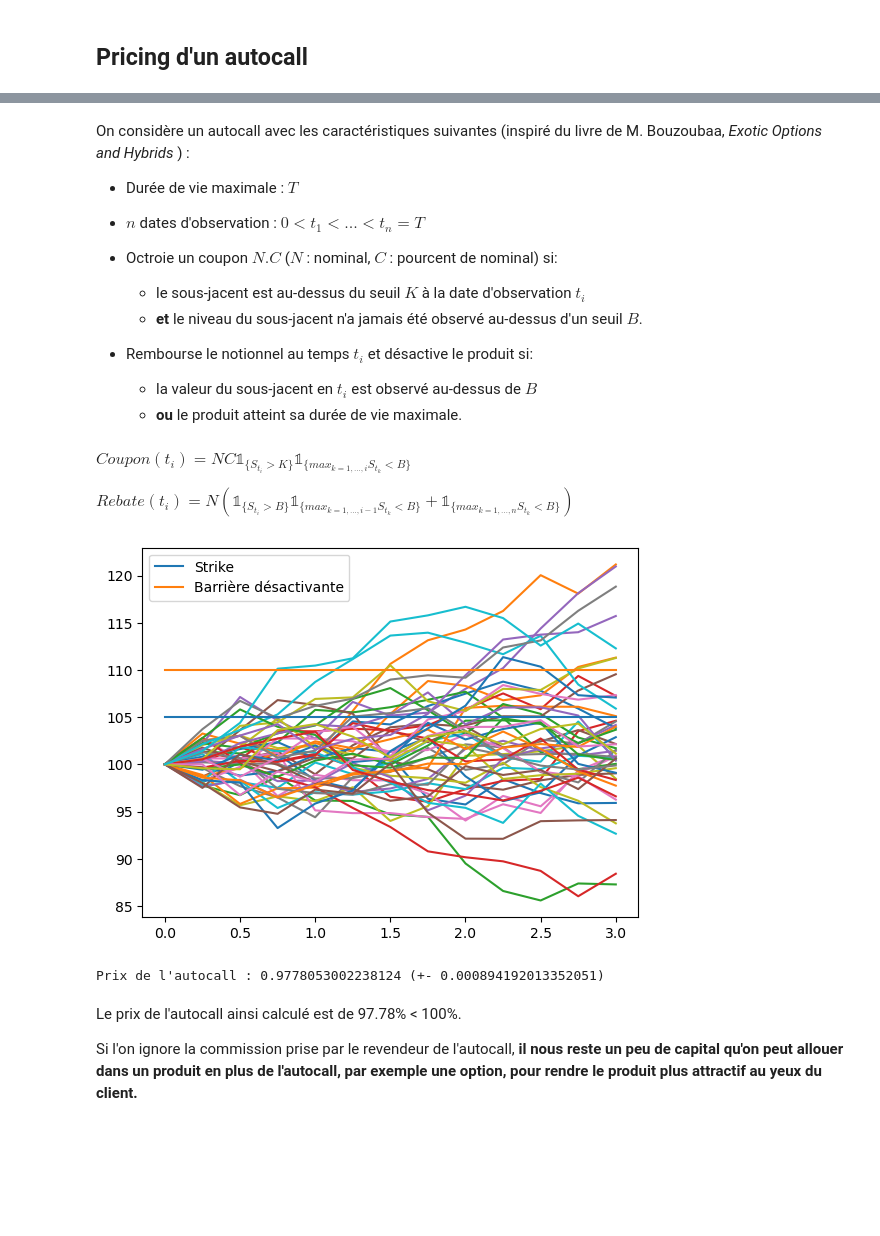
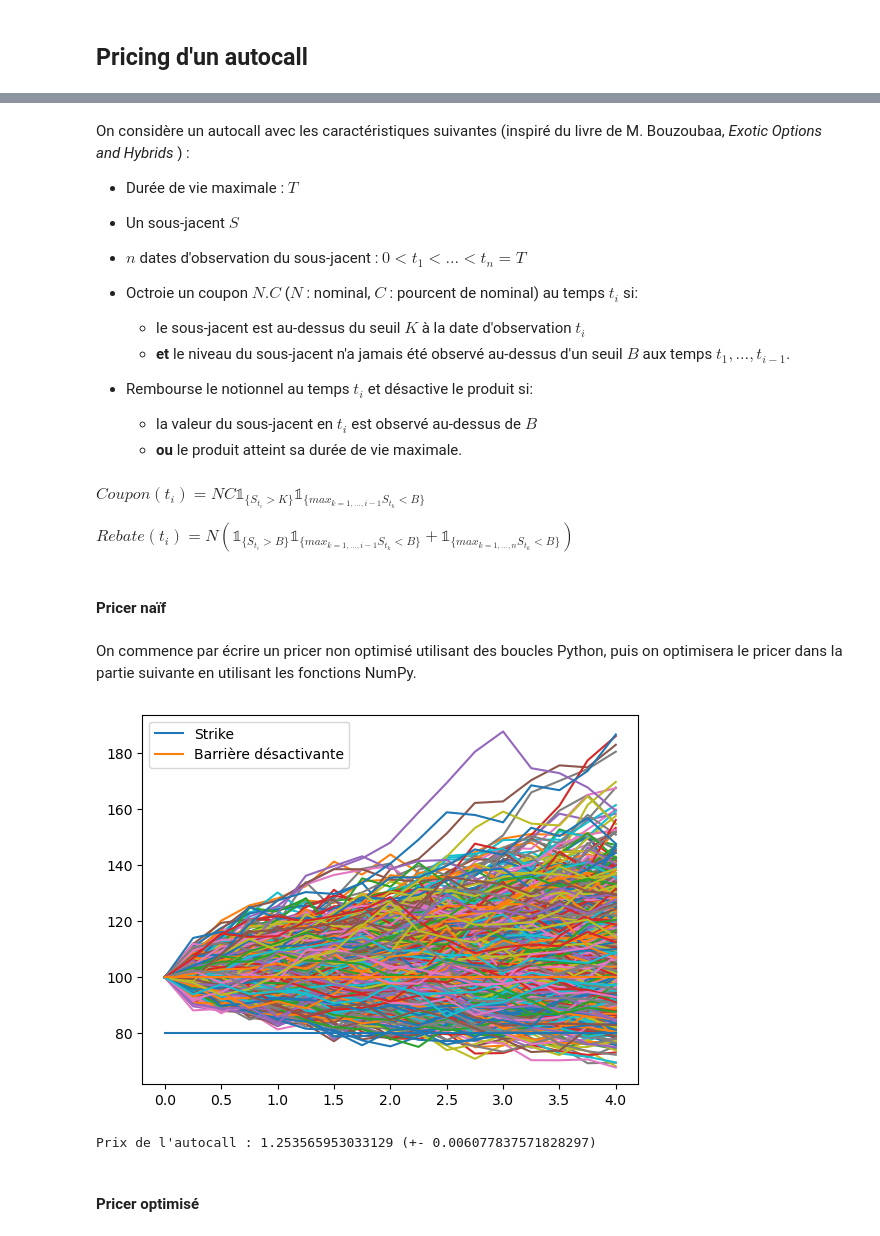
Before and after one commit to samirhi/autocall_pricer, a Jupyter notebook: Pricing_Autocall_Sami Rahhaoui.ipynb, the cells around one changed output, grey strips where cells are left out. Drawn from its saved outputs; the diff is of its cells as text; code cells hidden in the pictures; blank space fills up the shorter version.

Commit message:
Added optimized autocall pricer & autocall with PDI

```diff
--- a/Pricing_Autocall_Sami Rahhaoui.ipynb
+++ b/Pricing_Autocall_Sami Rahhaoui.ipynb
@@ -182,19 +184,25 @@ On considère un autocall avec les caractéristiques suivantes (inspiré du livr
 
 - Durée de vie maximale : $T$
 
-- $n$ dates d'observation  : $0 < t_1 < ... < t_n = T$
+- Un sous-jacent $S$
 
-- Octroie un coupon $N.C$ ($N$ : nominal, $C$ : pourcent de nominal) si:
+- $n$ dates d'observation du sous-jacent : $0 < t_1 < ... < t_n = T$
+
+- Octroie un coupon $N.C$ ($N$ : nominal, $C$ : pourcent de nominal) au temps $t_i$ si:
     - le sous-jacent est au-dessus du seuil $K$ à la date d'observation $t_i$
-    - <b> et </b> le niveau du sous-jacent n'a jamais été observé au-dessus d'un seuil $B$.
+    - <b> et </b> le niveau du sous-jacent n'a jamais été observé au-dessus d'un seuil $B$ aux temps $t_1, \dots, t_{i-1}$.
 
 - Rembourse le notionnel au temps $t_i$ et désactive le produit si:
     - la valeur du sous-jacent en $t_i$ est observé au-dessus de $B$
     - <b> ou </b> le produit atteint sa durée de vie maximale.
 # %% [markdown]
-$Coupon(t_i) = NC\mathbb{1}_{\{S_{t_i} > K\}} \mathbb{1}_{\{max_{k = 1, ..., i}S_{t_k} < B\}}$
+$Coupon(t_i) = NC\mathbb{1}_{\{S_{t_i} > K\}} \mathbb{1}_{\{max_{k = 1, ..., i-1}S_{t_k} < B\}}$
 
 $Rebate(t_i) = N(\mathbb{1}_{\{S_{t_i} > B\}} \mathbb{1}_{\{max_{k = 1, ..., i-1}S_{t_k} < B\}} + \mathbb{1}_{\{max_{k = 1, ..., n} S_{t_k} < B\}})$
+# %% [markdown]
+#### Pricer naïf
+# %% [markdown]
+On commence par écrire un pricer non optimisé utilisant des boucles Python, puis on optimisera le pricer dans la partie suivante en utilisant les fonctions NumPy.
 # %%
 def autocall_mono(K, B, C, N, T, spot, r, sigma, nb_observ, nb_paths):
     """
@@ -246,51 +257,49 @@ def autocall_mono(K, B, C, N, T, spot, r, sigma, nb_observ, nb_paths):
     return np.mean(total_list), np.std(total_list)
 # %%
 # Paramètres des chemins
-nb_paths=50
-nb_observ, T = 12, 3. # 12 observations en 3 ans i.e. 1 observation tous les trois mois
-sigma=4e-2
-r=1e-2
+nb_paths=1000
+nb_observ, T = 16, 4. # 16 observations en 4 ans i.e. 1 observation tous les trois mois
+sigma=8e-2
+r=2e-2
 spot=100.
 
 # Strike et barrière désactivante de l'autocall
-K = 105
-B = 110
+K = 80
+B = 100
 
 # Génération des chemins
 np.random.seed(123)
 paths_array = generate_paths_mono(nb_paths, nb_observ, sigma, r, spot, T)
 
 # Tracés des chemins
 X=[T/nb_observ*i for i in range(nb_observ+1)]
 for traj_i in range(nb_paths):
     plt.plot(X, paths_array[traj_i])
 
 plt.plot(X, [K for x in range(len(X))], label="Strike")
 plt.plot(X, [B for x in range(len(X))], label="Barrière désactivante")
 plt.legend(loc="upper left")
 plt.show()
 # %% [output]
-[figure, old version]
+[figure, new version]
 # %%
 N = 1 # Nominal remboursé
-C = 10e-2 # Coupon
+C = 8e-2 # Coupon
 
 nb_paths=10000
-nb_observ, T = 12, 3. # 12 observations en 3 ans i.e. 1 observation tous les trois mois
-sigma=2e-2
-r=1e-2
+nb_observ, T = 16, 4. # 16 observations en 4 ans i.e. 1 observation tous les trois mois
+sigma=8e-2
+r=2e-2
 spot=100.
 
 # Strike et barrière désactivante de l'autocall
-K = 110
-B = 120
-
-np.random.seed(123)
-price_MC, std_MC = autocall_mono(K, B, C, N, T, spot, r, sigma, nb_observ, nb_paths)
-print("Prix de l'autocall : {} (+- {})".format(price_MC, 1.96*std_MC/np.sqrt(nb_paths)))
+K = 80
+B = 100
-# %% [output]
-Prix de l'autocall : 0.9778053002238124 (+- 0.000894192013352051)
-# %% [markdown]
-Le prix de l'autocall ainsi calculé est de 97.78% < 100%.
-
-Si l'on ignore la commission prise par le revendeur de l'autocall, <b> il nous reste un peu de capital qu'on peut allouer dans un produit en plus de l'autocall, par exemple une option, pour rendre le produit plus attractif au yeux du client.</b>
+# %%
+np.random.seed(123)
+price_MC, std_MC = autocall_mono(K, B, C, N, T, spot, r, sigma, nb_observ, nb_paths)
+print("Prix de l'autocall : {} (+- {})".format(price_MC, 1.96*std_MC/np.sqrt(nb_paths)))
+# %% [output]
+Prix de l'autocall : 1.253565953033129 (+- 0.006077837571828297)
+# %% [markdown]
+#### Pricer optimisé
```
Also changed, not shown: parts of 14 cells of this notebook.
